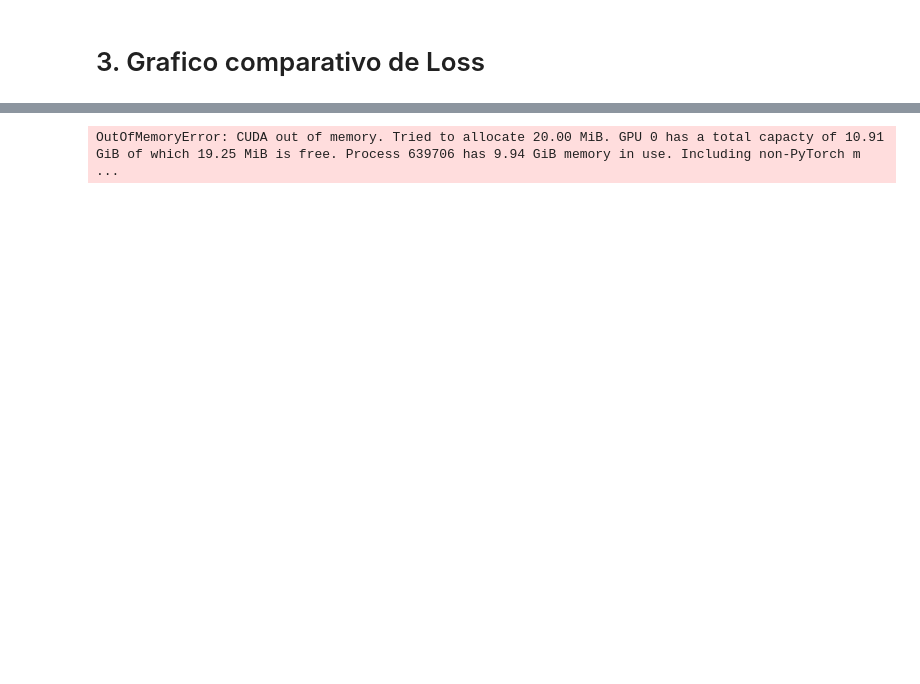
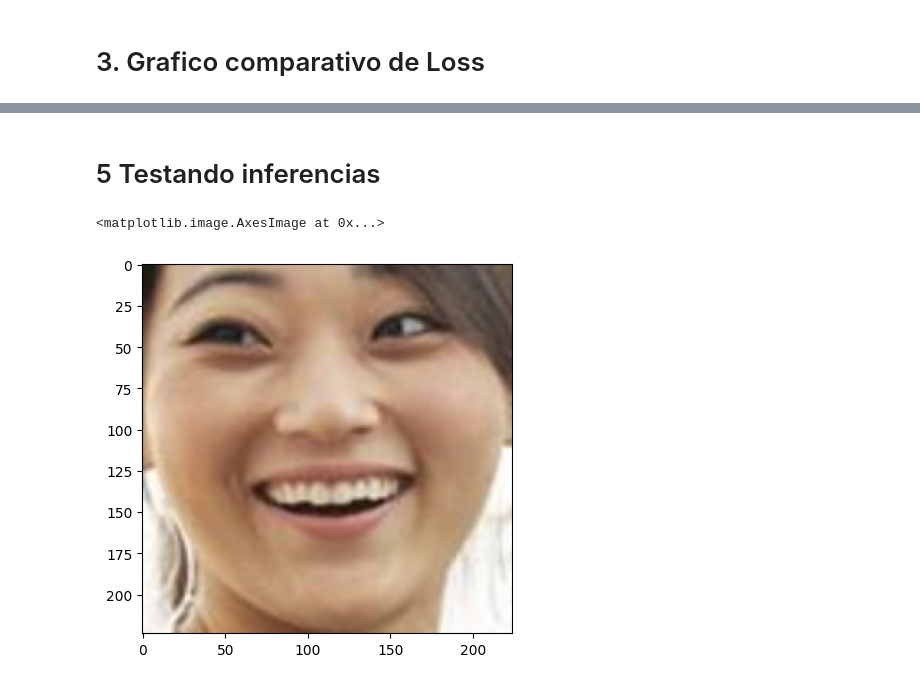
Before and after one commit to Migliorin/Image-Denoising, a Jupyter notebook: notebooks/ExperimentsAnalysis/PlotGraph.ipynb, the cells around one changed output, grey strips where cells are left out. Saved outputs shown, nothing was run; the diff lists cells and outputs as text; code cells hidden in the pictures; blank space fills up the shorter version.

```diff
--- a/notebooks/ExperimentsAnalysis/PlotGraph.ipynb
+++ b/notebooks/ExperimentsAnalysis/PlotGraph.ipynb
@@ -205,5 +184,14 @@ OutOfMemoryError: CUDA out of memory. Tried to allocate 20.00 MiB. GPU 0 has a t
-# %%
-model_ = model_.load_from_checkpoint(
-    )
-# %% [output]
-OutOfMemoryError: CUDA out of memory. Tried to allocate 20.00 MiB. GPU 0 has a total capacty of 10.91 GiB of which 19.25 MiB is free. Process 639706 has 9.94 GiB memory in use. Including non-PyTorch m ...
+# %% [markdown]
+# 5 Testando inferencias
+# %%
+i = 0
+stop = 2
+for ori_img, noi_img in custom_dataloader_val:
+    if(i == stop):
+        break
+    i+=1
+# %%
+plt.imshow(ori_img[0].permute(1,2,0).detach().numpy())
+# %% [output]
+<matplotlib.image.AxesImage at 0x...>
+[figure, added]
```
Also changed, not shown: parts of 14 cells of this notebook, 4 other files.
